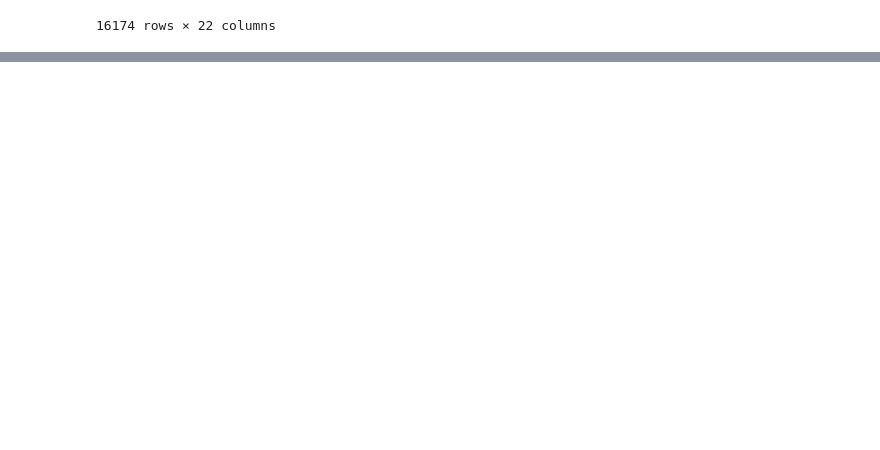
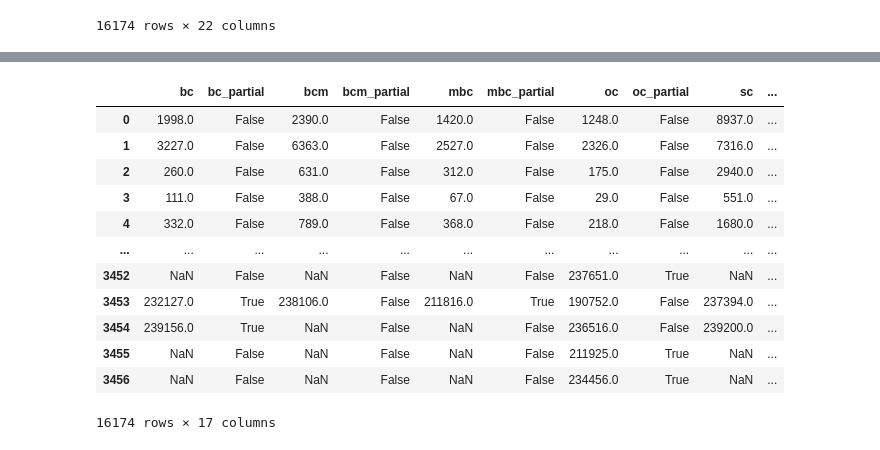
Before and after one commit to anirudhgv1805/tnea-analytics, a Jupyter notebook: data-processing/data-processing.ipynb, the cells around one changed output, grey strips where cells are left out. Cells and saved outputs as stored; diff of their text form; code cells hidden in the pictures; blank space fills up the shorter version.

Commit message:
created all the data tables required

```diff
--- a/data-processing/data-processing.ipynb
+++ b/data-processing/data-processing.ipynb
@@ -690,0 +865,26 @@ allot_df.reset_index(drop=True)
+# %%
+
+years = [2021,2022,2023,2024,2025]
+
+
+cutoff_df = pd.DataFrame()
+
+cutoff_df_list: list[pd.DataFrame] = []
+
+for year in years:
+    df = pd.read_json(f"data/data{year}/rank{year}.json")
+    df = pd.json_normalize(list(df.get("data")))
+    df["year"] = year
+
+    float_cols = ["bc", "bcm", "mbc", "oc", "sc", "sca", "st"]
+
+    partial_cols = ["bc_partial", "bcm_partial", "mbc_partial", "oc_partial", "sc_partial", "sca_partial", "st_partial"]
+
+    df[float_cols] = df[int_cols].astype("float")
+    df[partial_cols] = df[partial_cols].fillna(False).astype(bool)
+
+    cutoff_df_list.append(df)
+
+
+cutoff_df = pd.concat(cutoff_df_list)
+cutoff_df.reset_index()
@@ -690,0 +937,19 @@ allot_df.reset_index(drop=True)
+# %%
+
+cutoff_df = cutoff_df[[ "bc", "bc_partial", "bcm", "bcm_partial", "mbc", "mbc_partial", "oc", "oc_partial", "sc", "sc_partial", "sca", "sca_partial", "st", "st_partial", "year", "branch_id", "college_id"]]
+# %%
+cutoff_df
+# %% [output]
+|  | bc | bc_partial | bcm | bcm_partial | mbc | mbc_partial | oc | oc_partial | sc | ... |
+| 0 | 1998.0 | False | 2390.0 | False | 1420.0 | False | 1248.0 | False | 8937.0 | ... |
+| 1 | 3227.0 | False | 6363.0 | False | 2527.0 | False | 2326.0 | False | 7316.0 | ... |
+| 2 | 260.0 | False | 631.0 | False | 312.0 | False | 175.0 | False | 2940.0 | ... |
+| 3 | 111.0 | False | 388.0 | False | 67.0 | False | 29.0 | False | 551.0 | ... |
+| 4 | 332.0 | False | 789.0 | False | 368.0 | False | 218.0 | False | 1680.0 | ... |
+| ... | ... | ... | ... | ... | ... | ... | ... | ... | ... | ... |
+| 3452 | NaN | False | NaN | False | NaN | False | 237651.0 | True | NaN | ... |
+| 3453 | 232127.0 | True | 238106.0 | False | 211816.0 | True | 190752.0 | False | 237394.0 | ... |
+| 3454 | 239156.0 | True | NaN | False | NaN | False | 236516.0 | False | 239200.0 | ... |
+| 3455 | NaN | False | NaN | False | NaN | False | 211925.0 | True | NaN | ... |
+| 3456 | NaN | False | NaN | False | NaN | False | 234456.0 | True | NaN | ... |
+16174 rows × 17 columns
```
Also changed, not shown: parts of 32 cells of this notebook.
